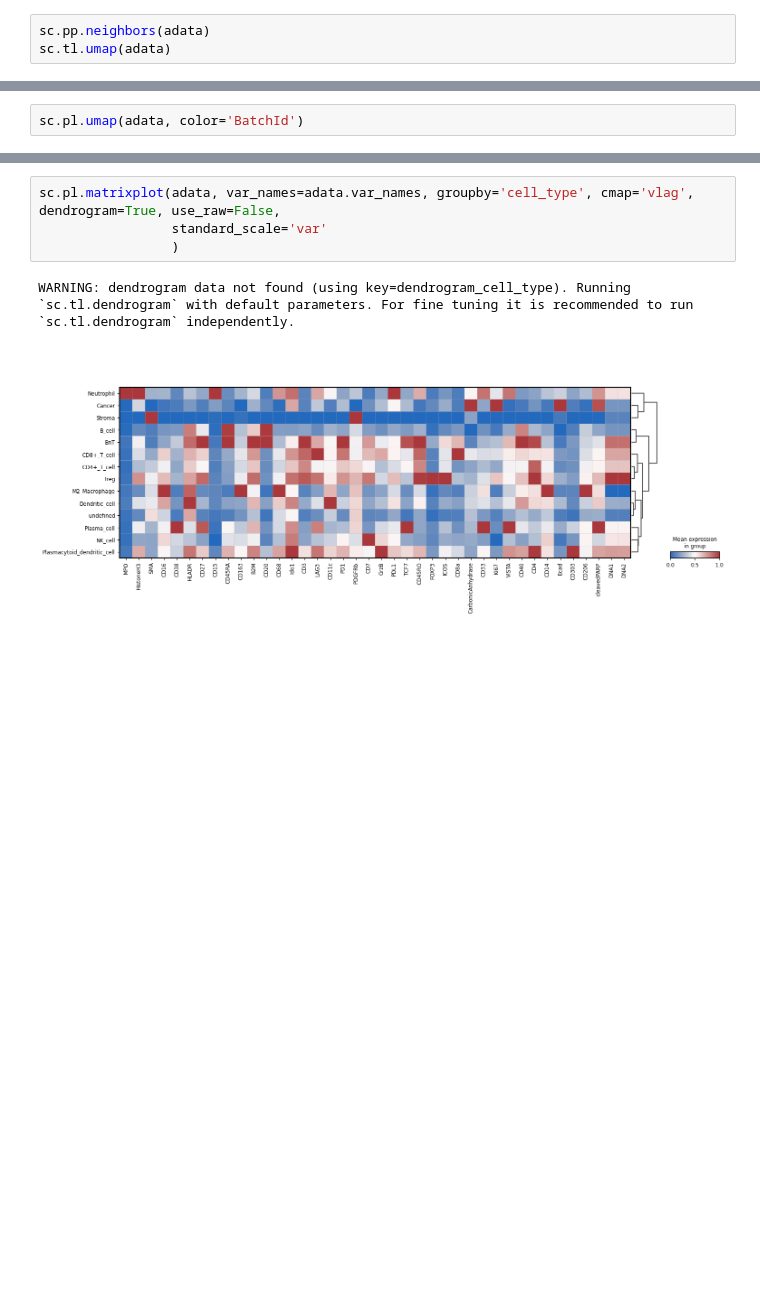
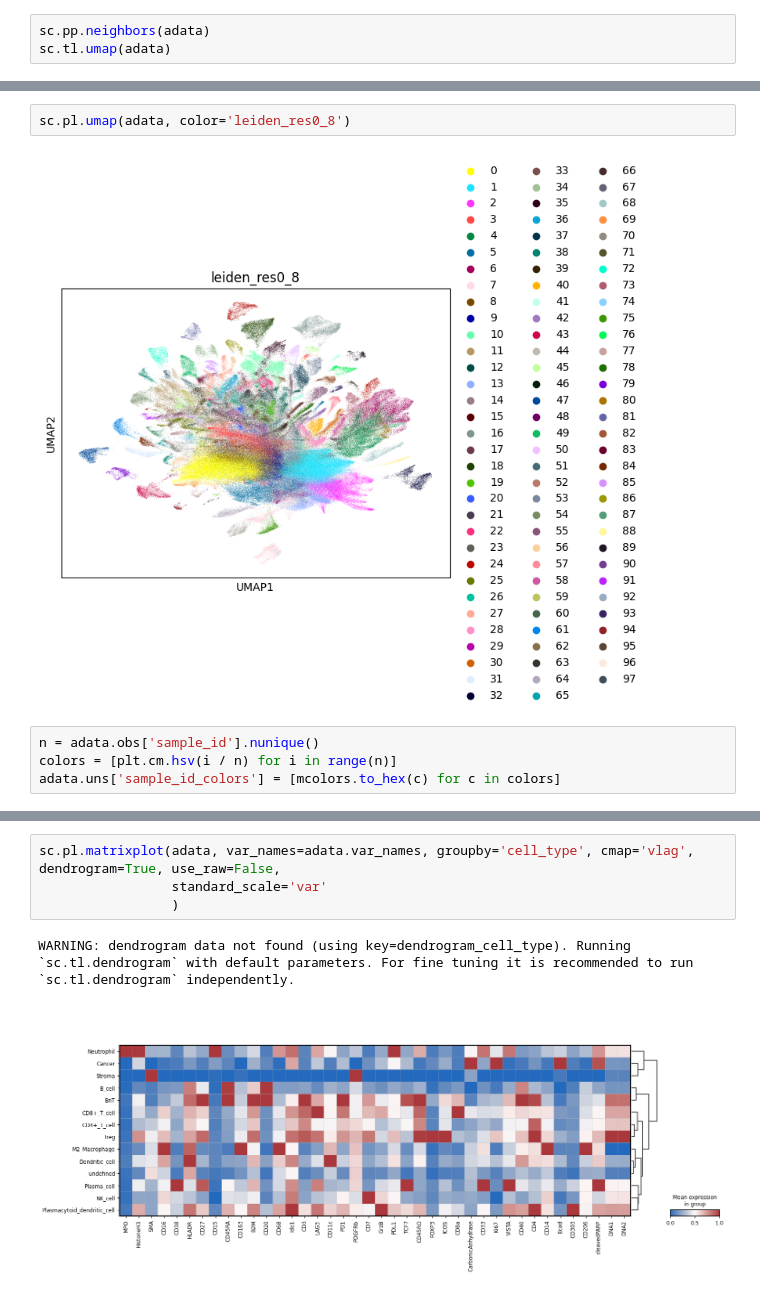
Before and after one commit to MargotCh/spCellEval, a Jupyter notebook: src/preprocessing/datasets/process_IMMUcan.ipynb, the cells around one changed output, grey strips where cells are left out. Cells and saved outputs as stored; diff of their text form; blank space fills up the shorter version.

```diff
--- a/src/preprocessing/datasets/process_IMMUcan.ipynb
+++ b/src/preprocessing/datasets/process_IMMUcan.ipynb
@@ -82,2 +154,8 @@ sc.pl.umap(adata, color='cell_type')
 # %%
-sc.pl.umap(adata, color='BatchId')
+sc.pl.umap(adata, color='leiden_res0_8')
+# %% [output]
+[figure, added]
+# %%
+n = adata.obs['sample_id'].nunique()
+colors = [plt.cm.hsv(i / n) for i in range(n)]
+adata.uns['sample_id_colors'] = [mcolors.to_hex(c) for c in colors]
```
Also changed, not shown: parts of 12 cells of this notebook, 10 other files.
